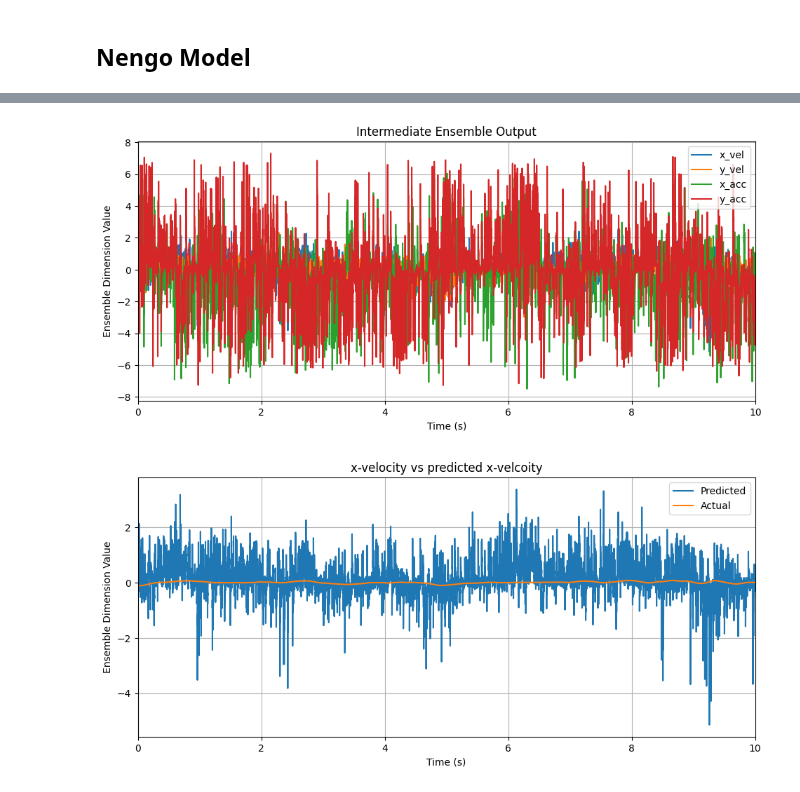
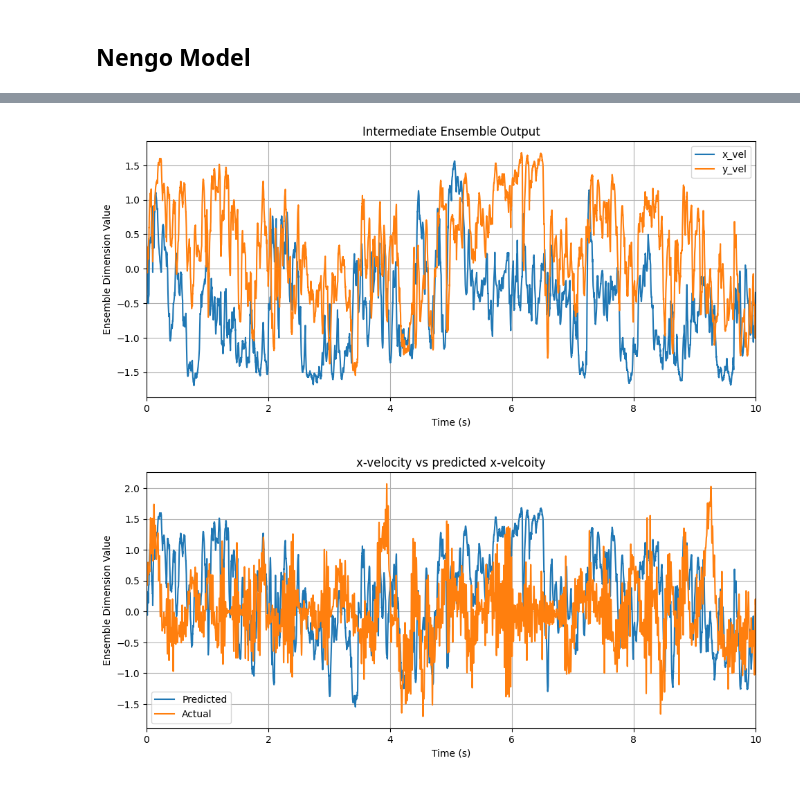
Before and after one commit to WAT-ai/BCI-Signal-Decoding, a Jupyter notebook: src/NengoDecodingModel/main.ipynb, the cells around one changed output, grey strips where cells are left out. Saved outputs shown, nothing was run; the diff lists cells and outputs as text; code cells hidden in the pictures.

Commit message:
Post Meeting

```diff
--- a/src/NengoDecodingModel/main.ipynb
+++ b/src/NengoDecodingModel/main.ipynb
@@ -124,9 +126,9 @@ spikes = spikes*dti
 np.random.seed(0)
 with nengo.Network() as model:
     input_node = Node(lambda t: spikes[:,int(t / dt) - 1])
-    ensemble = Ensemble(n_neurons=5000, dimensions=4, radius = 2)
-    connector = Connection(input_node, ensemble, transform=decoder_reg)
-    p_post = nengo.Probe(ensemble) # A probe enables us to assess the simulation data for a specific model component
+    ensemble = Ensemble(n_neurons=5000, dimensions=2, radius = 1)
+    connector = Connection(input_node, ensemble, transform=decoder_reg, synapse=0.025)
+    p_post = nengo.Probe(ensemble, synapse=0.01) # A probe enables us to assess the simulation data for a specific model component
 
 with nengo.Simulator(model, dt=dt, seed=0) as sim:
     sim.run(10)
@@ -146 +148 @@ Simulation finished in 0:00:04.
-[figure, old version]
+[figure, new version]
@@ -147,8 +171,8 @@ Simulation finished in 0:00:04.
 # %%
 fig, pl = plt.subplots(1, 1)
 fig.subplots_adjust(right=1.5)
-pl.plot(sim.trange(), sim.data[p_post][:, 0])
-pl.plot(sim.trange(), test_kinematic[0,0:len(sim.trange())]/scale_factor)
+pl.plot(sim.trange(), sim.data[p_post][:, 1])
+pl.plot(sim.trange(), test_kinematic[1,0:len(sim.trange())]/scale_factor)
 pl.set_title("x-velocity vs predicted x-velcoity")
 pl.set_xlim((0,np.max(sim.trange())))
 pl.set_xlabel("Time (s)")
@@ -156,4 +180,4 @@ pl.set_ylabel("Ensemble Dimension Value")
 pl.legend(["Predicted", "Actual"])
 pl.grid()
 # %% [output]
-[figure, old version]
+[figure, new version]
```
Also changed, not shown: parts of 4 cells of this notebook.
